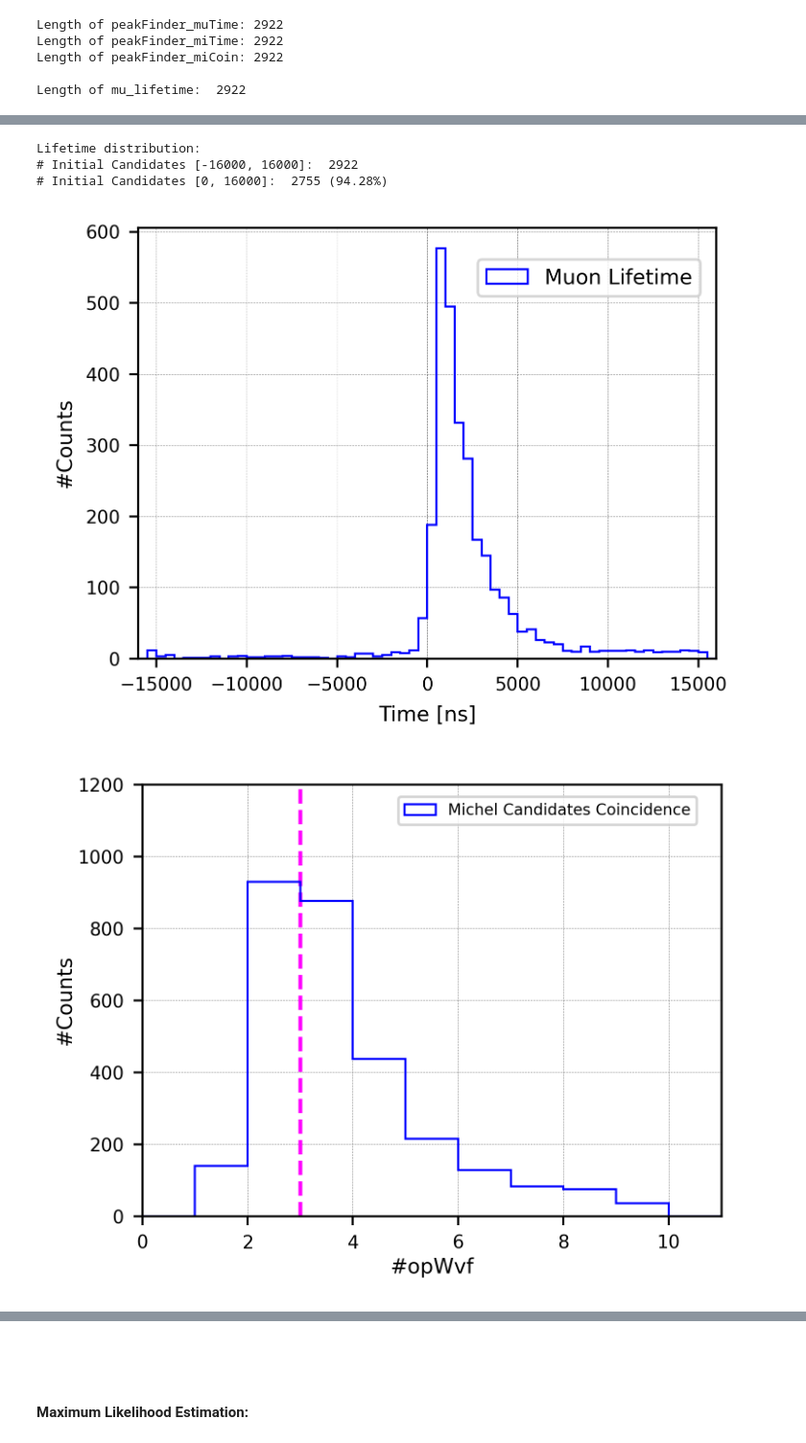
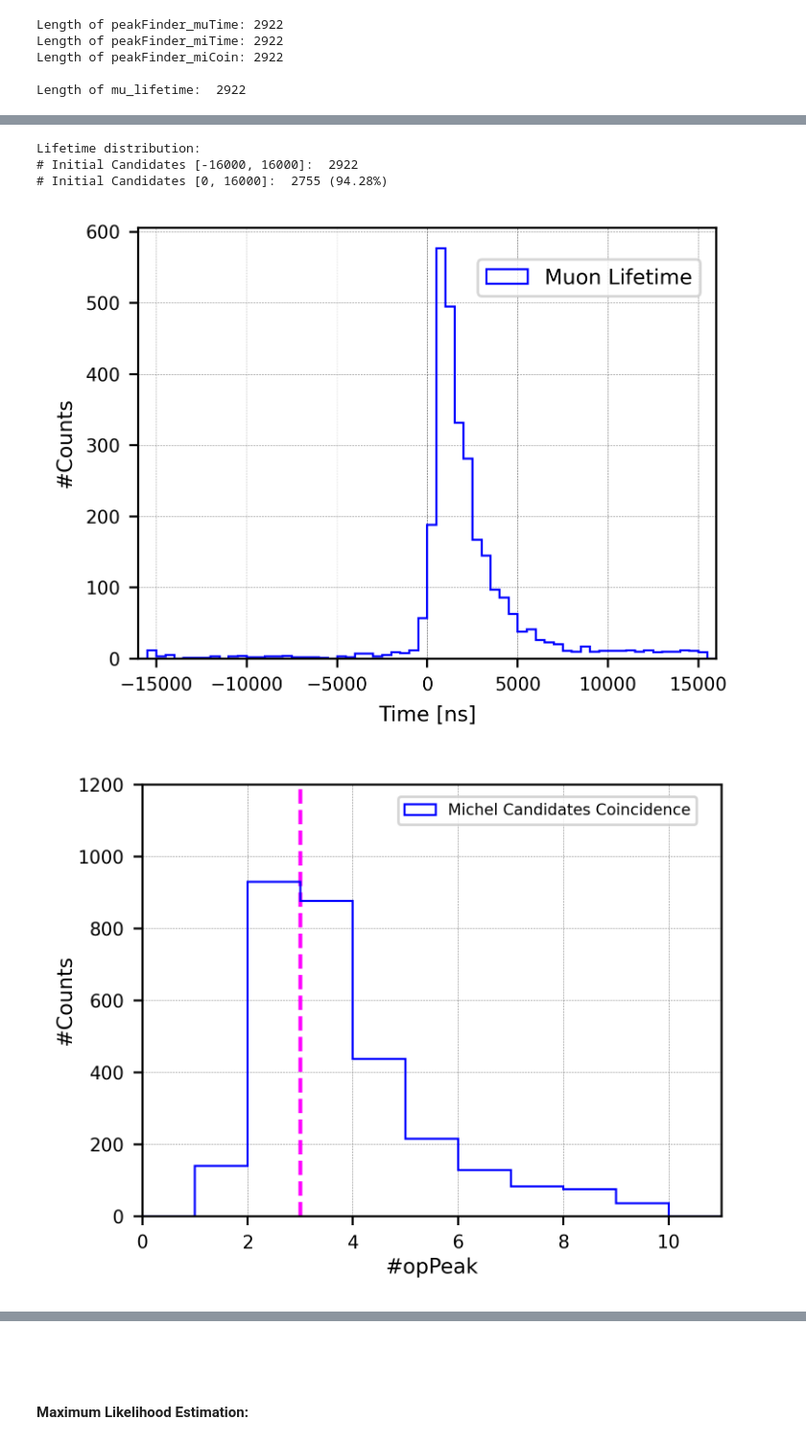
Before and after one commit to szhang17phys/analyze_pdhd_DATA_v2, a Jupyter notebook: jupyter/michel_stat/beamRun28867_FullRun/michelStat.ipynb, the cells around one changed output, grey strips where cells are left out. Shown at 96% size. Cells and saved outputs as stored; diff of their text form; code cells hidden in the pictures.

Commit message:
opPeak slight upgraded

```diff
--- a/jupyter/michel_stat/beamRun28867_FullRun/michelStat.ipynb
+++ b/jupyter/michel_stat/beamRun28867_FullRun/michelStat.ipynb
@@ -275,7 +275,7 @@ plt.legend(loc='upper center', bbox_to_anchor=(0.7, 0.99), fontsize=9, markersca
 
 plt.xlim(0, 11)
 plt.ylim(0, 1200)
-plt.xlabel('#opWvf', labelpad=2, fontsize=8)
+plt.xlabel('#opPeak', labelpad=2, fontsize=8)
 plt.ylabel('#Counts', labelpad=1, fontsize=8)
 #plt.ylim(0.1, 1000)
 #plt.yscale('log')
@@ -297,34 +297,34 @@ plt.figure(figsize=(4,3),dpi=400)
 plt.plot([0, 10], [-16000, 16000], color="silver", linewidth=0.3, linestyle='--')
 plt.plot([0, 10], [0, 0], color="red", linewidth=0.6, linestyle='-')
 
 
 # Create a custom colormap where zero-frequency regions are white
 plasma = plt.cm.plasma.copy()
 plasma.set_under('white')  # Sets zero values to white
 
 # Create a 2D histogram
 hist, xedges, yedges, img = plt.hist2d(peakFinder_miCoin, mu_lifetime_ns, bins=(10, 160), range=[[0, 10], [-16000, 16000]],
                                        cmap=plasma, cmin=1)  # cmin=1 ensures zero bins remain white
 
 # Add color bar
 cbar = plt.colorbar()
 cbar.set_label('Counts', fontsize=6)
 cbar.ax.tick_params(labelsize=5)
 
 # Labels and styling
 plt.xlim(0, 10)
 plt.ylim(-16000, 16000)
 plt.xlabel('#opWvf', labelpad=1, fontsize=6)
 plt.ylabel('Lifetime', labelpad=1, fontsize=6)
 #plt.title('After Space Cut', fontsize=7)
 plt.tick_params(labelsize=5)
 # %% [output]
 [figure]
 Lifetime distribution:
 # Initial Candidates [-16000, 16000]:  2922
 # Initial Candidates [0, 16000]:  2755 (94.28%)
 [figure]
-[figure, old version]
+[figure, new version]
 [figure]
 # %%
 #Remove candidates with coincidence <3-----------------------------------------------
```
Also changed, not shown: parts of 1 cell of this notebook, 1 other file.
